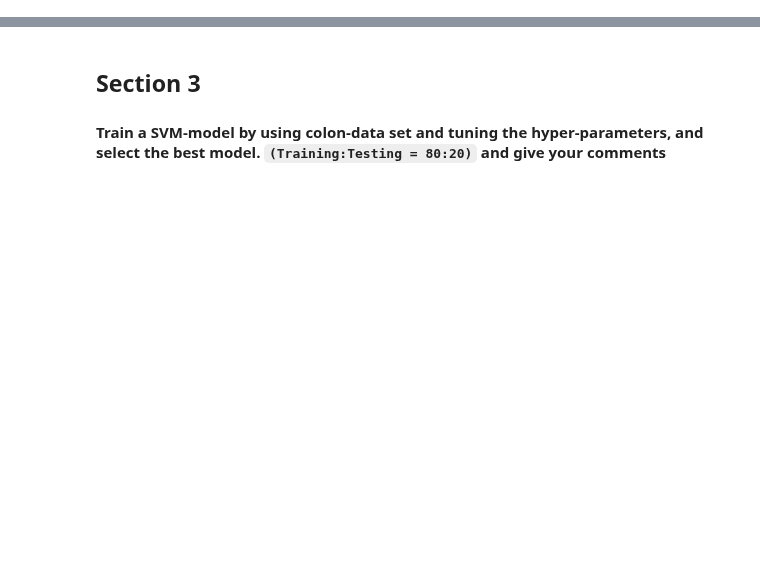
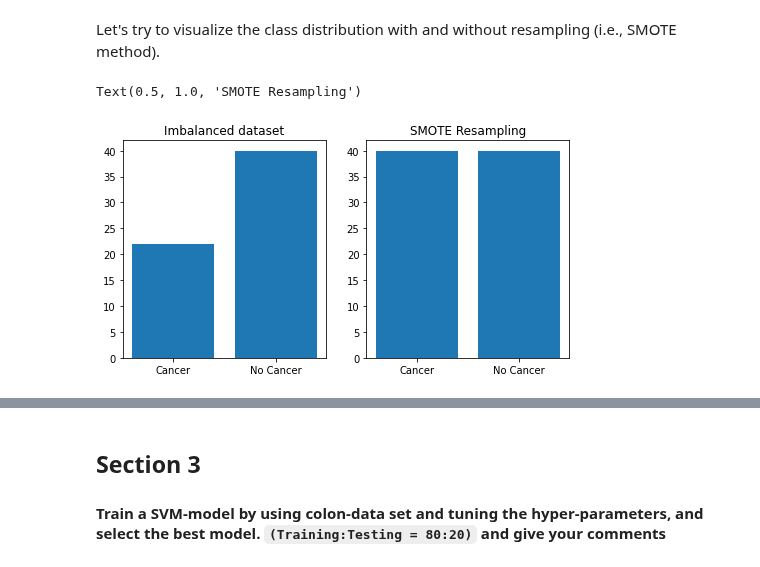
Before and after one commit to rrwabina/RADI608, a Jupyter notebook: Python Lectures/04 SVM/scripts/assignment.ipynb, the cells around one changed output, grey strips where cells are left out. Saved outputs shown, nothing was run; the diff lists cells and outputs as text; code cells hidden in the pictures; blank space fills up the shorter version.

```diff
--- a/Python Lectures/04 SVM/scripts/assignment.ipynb
+++ b/Python Lectures/04 SVM/scripts/assignment.ipynb
@@ -17,0 +44,16 @@ In this section, we only used two features called <code>T62947</code> and <code>
+# %% [markdown]
+Let's try to visualize the class distribution with and without resampling (i.e., SMOTE method).
+# %%
+x = np.arange(2)
+fig, (ax1, ax2) = plt.subplots(1, 2, figsize = (8, 4))
+
+ax1.bar(x, height = [len(yy[yy == 1]), len(yy[yy == -1])])
+ax1.set_xticks(x, ['Cancer', 'No Cancer'])
+ax1.set_title('Imbalanced dataset')
+
+ax2.bar(x, height = [len(y[y == 1]), len(y[y == -1])])
+ax2.set_xticks(x, ['Cancer', 'No Cancer'])
+ax2.set_title('SMOTE Resampling')
+# %% [output]
+Text(0.5, 1.0, 'SMOTE Resampling')
+[figure, added]
```
Also changed, not shown: parts of 22 cells of this notebook.
